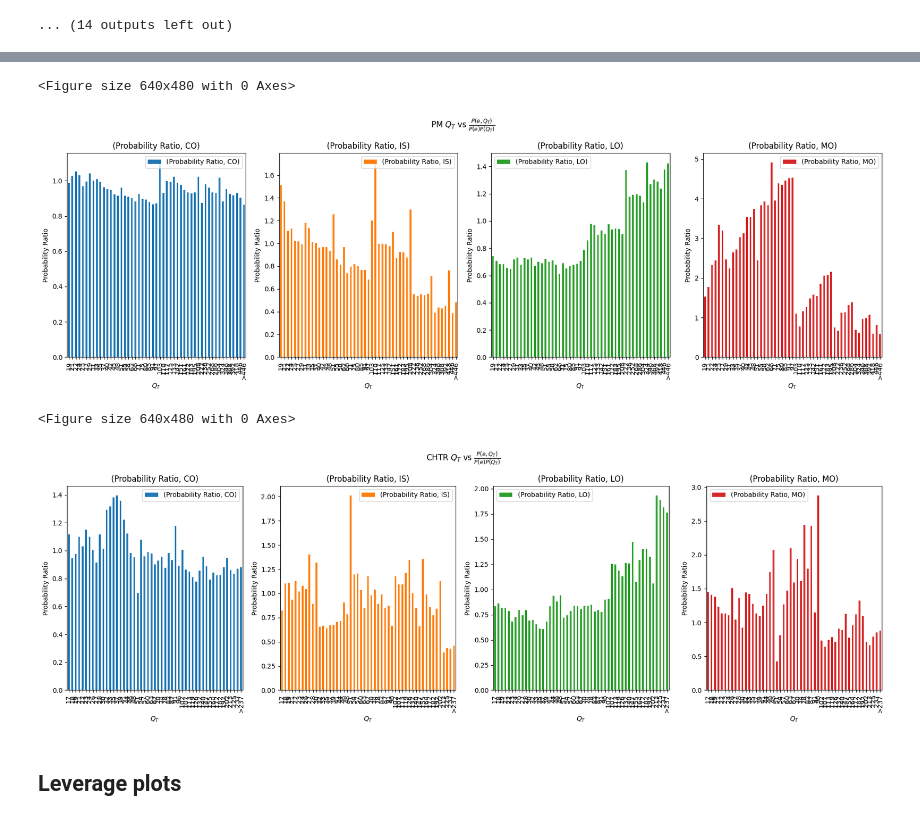
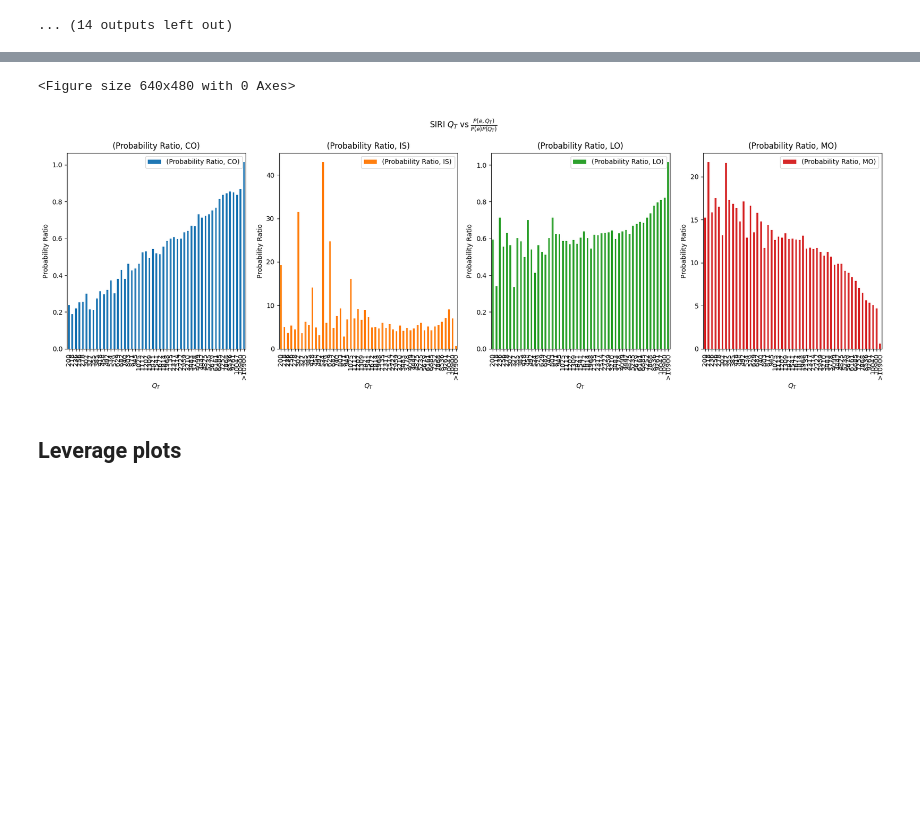
Before and after one commit to konqr/lobSimulations, a Jupyter notebook: src/backup/hawkes/experiments/toyModelSmallTick.ipynb, the cells around one changed output, grey strips where cells are left out. Drawn from its saved outputs; the diff is of its cells as text; code cells hidden in the pictures; blank space fills up the shorter version.

Commit message:
small tick: phase diag run

```diff
--- a/src/backup/hawkes/experiments/toyModelSmallTick.ipynb
+++ b/src/backup/hawkes/experiments/toyModelSmallTick.ipynb
@@ -1240,9 +1240,9 @@ for s in stocks:
     plt.savefig("/SAN/fca/Konark_PhD_Experiments/smallTick/"+s+"_independence_q_MO.png")
 # %%
 orderDict = {10:'LO', 11:'IS', 30: 'CO', 31: 'CO', 41: 'MO',40:'MO'}
-for s in ['PM', 'CHTR']:
+for s in ['SIRI']:
     try:
-        res = pd.read_csv("/SAN/fca/Konark_PhD_Experiments/smallTick/"+s+"_EDA_uncondCounts_qD.csv")
+        res = pd.read_csv("D:\\PhD\\results - small tick\\"+s+"_EDA_uncondCounts_qD.csv")
     except:
         continue
     uncond = res.reset_index()
@@ -1273,6 +1273,6 @@ for s in ['PM', 'CHTR']:
     dfp.plot(kind='bar', subplots=True, rot=90, figsize=(18, 6), layout=(1, 4), title= s + ' $Q_D$ vs $\\frac{P(e, Q_D)}{P(e)P(Q_D)}$', ylabel = 'Probability Ratio')
     #plt.yscale('log')
     plt.tight_layout()
-    plt.savefig("/SAN/fca/Konark_PhD_Experiments/smallTick/"+s+"_independence_qD.png")
+    plt.savefig("D:\\PhD\\results - small tick\\"+s+"_independence_qD.png")
 # %% [output]
 <Figure size 640x480 with 0 Axes>
@@ -1282,44 +1280,42 @@ for s in ['PM', 'CHTR']:
 # %%
 orderDict = {10:'LO', 11:'IS', 30: 'CO', 31: 'CO', 41: 'MO',40:'MO'}
-for s in ['PM','CHTR']:
+for s in ['SIRI']:
     try:
-        res = pd.read_csv("/SAN/fca/Konark_PhD_Experiments/smallTick/"+s+"_EDA_uncondCounts_qT.csv")
+        res = pd.read_csv("D:\\PhD\\results - small tick\\"+s+"_EDA_uncondCounts_qT.csv")
     except:
         continue
     uncond = res.reset_index()
     uncond['Type'] = uncond['Type_qT'].astype(str).apply(lambda x: orderDict[int(x[:2])])
     uncond['qT'] = uncond['Type_qT'].astype(str).apply(lambda x: np.abs(int(x[2:])))
     #raw = uncond.groupby('qT')['Time'].sum()/uncond['Time'].sum()
     #raw['cat'] = raw['qT'].apply(lambda x: categories[np.searchsorted(categories, x)])
     #raw = raw.groupby('cat')['Time'].sum()
     uncond['Time'] = uncond['Time']/uncond['Time'].sum()
     df = (res['Time']/res['Time'].sum()).to_frame()
     df['Type_qT'] = res['Type_qT']
     df = df[df['Time']>1e-4].reset_index()
     df['qT'] = df['Type_qT'].astype(str).apply(lambda x: 1+int(x[2:]))
     depthMax = np.percentile(df['qT'].values,90)
     depthMin = np.percentile(df['qT'].values,10)
     categories = np.logspace(np.log(depthMin)/np.log(10),np.log(depthMax)/np.log(10), 50) #np.append(-1*np.logspace(np.log(depthMax)/np.log(10),0,50), np.append([0],np.logspace(0,np.log(depthMax)/np.log(10), 50)))
     categories =np.unique(categories.astype(int))
     #categories = np.arange(1,40,5)
     cat_names = np.append(categories, ['>'+str(categories[-1])]) #['<=1','(1,100]','(100,200]','(200,500]','(500,1000]', '(1000,2000]', '>2000']
     uncond['cat'] = uncond['qT'].apply(lambda x: cat_names[np.searchsorted(categories, x)])
     uncond = ((uncond.groupby(['Type','cat'])['Time'].sum()/uncond.groupby(['Type'])['Time'].sum())/uncond.groupby(['cat'])['Time'].sum()).reset_index()
     uncond.columns = ['OrderType','$Q_T$','Probability Ratio']
     df = uncond
     dfp = df.pivot_table(index='$Q_T$', columns='OrderType', values=['Probability Ratio'], aggfunc='sum')
     dfp = dfp.reindex(index=cat_names)
     plt.figure()
     #plt.title(s + ' independence qT')
     dfp.plot(kind='bar', subplots=True, rot=90, figsize=(18, 6), layout=(1, 4), title= s + ' $Q_T$ vs $\\frac{P(e, Q_T)}{P(e)P(Q_T)}$', ylabel = 'Probability Ratio')
     #plt.yscale('log')
     plt.tight_layout()
-    plt.savefig("/SAN/fca/Konark_PhD_Experiments/smallTick/"+s+"_independence_qT.png")
+    plt.savefig("D:\\PhD\\results - small tick\\"+s+"_independence_qT.png")
 # %% [output]
 <Figure size 640x480 with 0 Axes>
-[figure, old version]
+[figure, new version]
-<Figure size 640x480 with 0 Axes>
-[figure, removed]
 # %% [markdown]
 ## Leverage plots
 # %%
```
Also changed, not shown: parts of 2 cells of this notebook, 1 other file.
